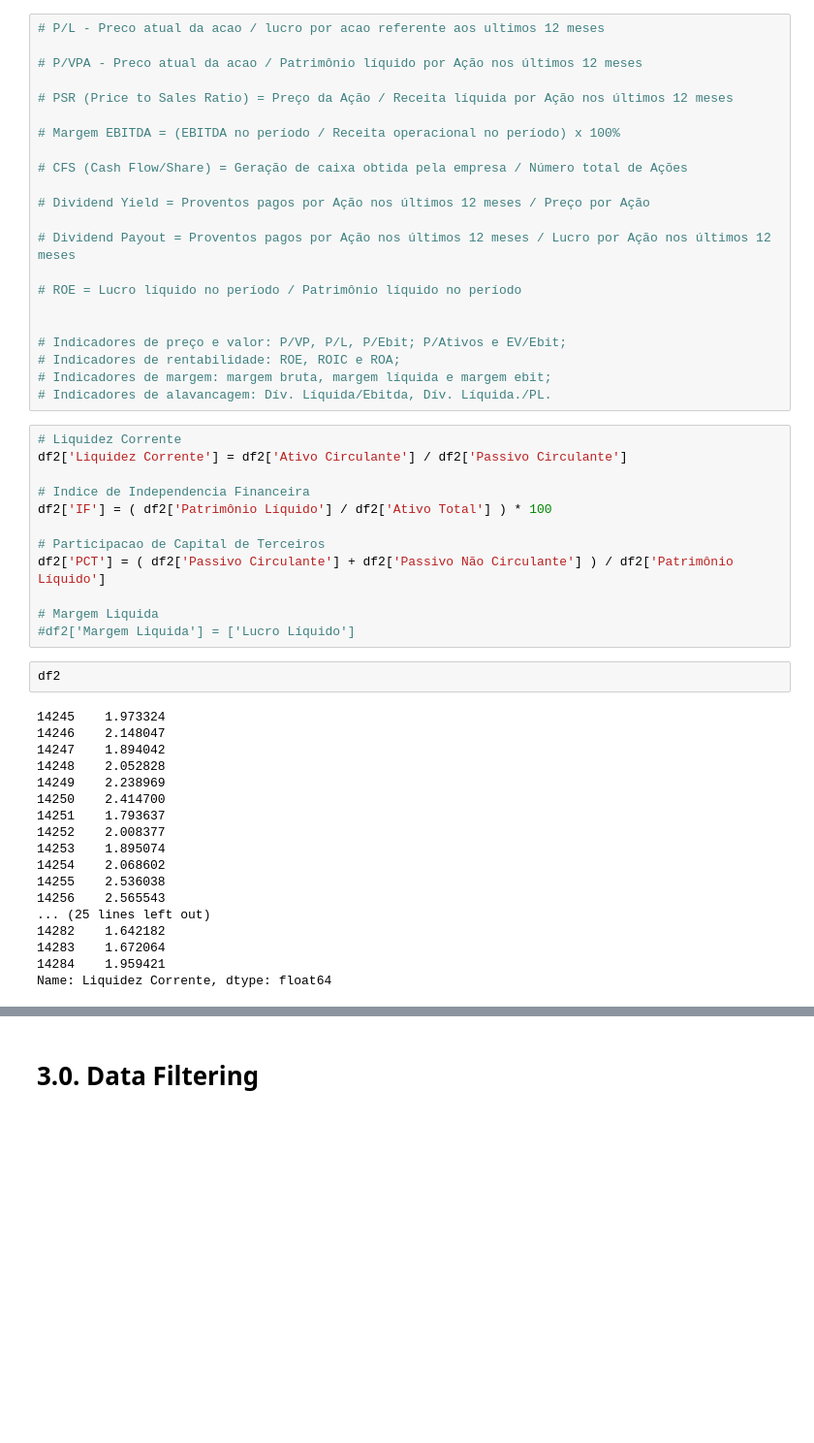
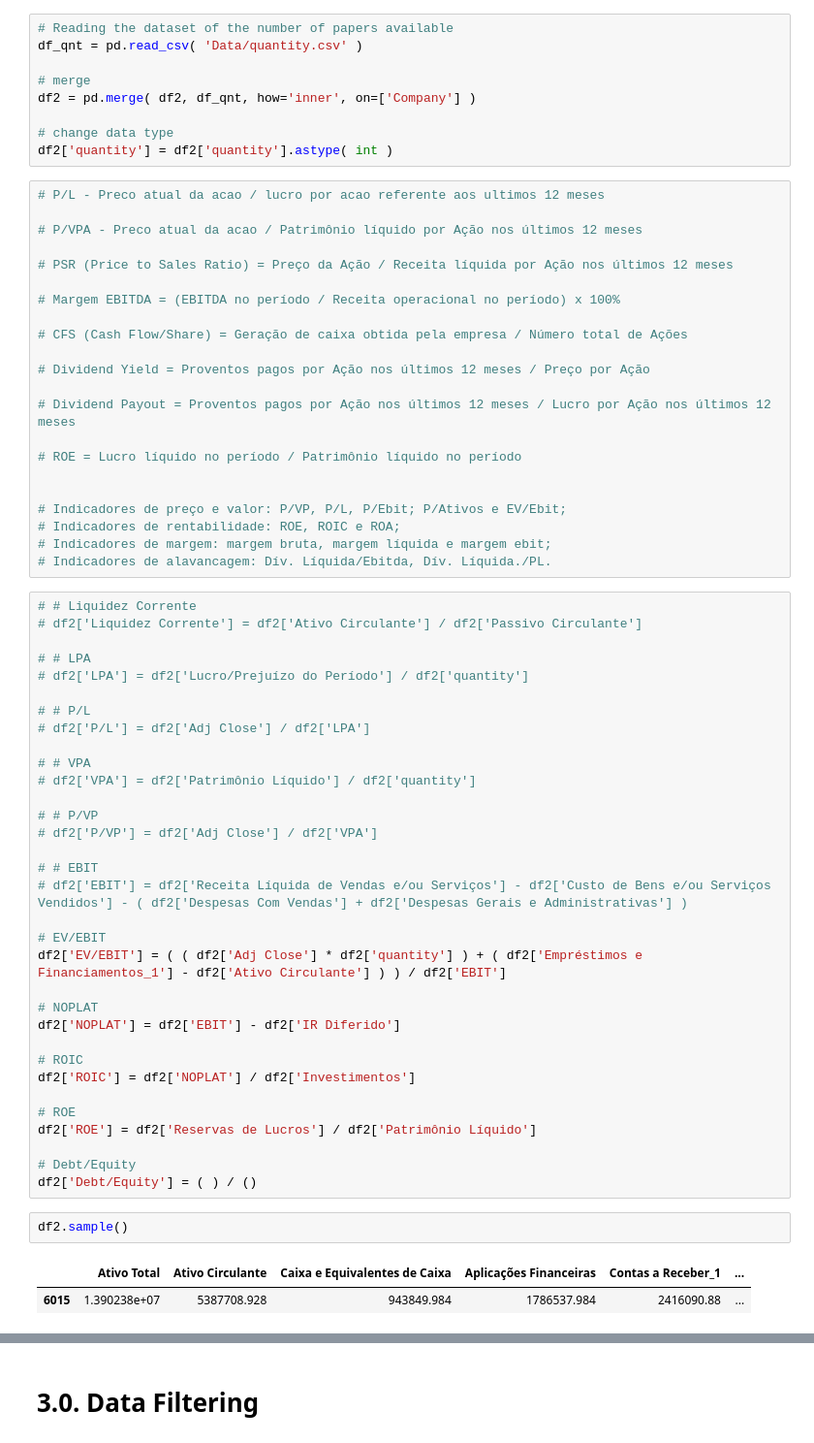
Before and after one commit to endhel/InvestBot, a Jupyter notebook: InvestBot.ipynb, the cells around one changed output, grey strips where cells are left out. Shown: that part at 97% size. Cells and saved outputs as stored; diff of their text form; blank space fills up the shorter version.

```diff
--- a/InvestBot.ipynb
+++ b/InvestBot.ipynb
@@ -580,6 +581,15 @@ list( df1.loc[df1['Adj Close'] == df1['Adj Close'].max(), 'Company'] )[0]
 # 2.0. Feature Engineering
 # %%
 df2 = df1.copy()
+# %%
+# Reading the dataset of the number of papers available
+df_qnt = pd.read_csv( 'Data/quantity.csv' )
+
+# merge
+df2 = pd.merge( df2, df_qnt, how='inner', on=['Company'] )
+
+# change data type
+df2['quantity'] = df2['quantity'].astype( int )
 # %%
 # P/L - Preco atual da acao / lucro por acao referente aos ultimos 12 meses
 
@@ -602,36 +612,42 @@ df2 = df1.copy()
 # Indicadores de rentabilidade: ROE, ROIC e ROA;
 # Indicadores de margem: margem bruta, margem líquida e margem ebit;
 # Indicadores de alavancagem: Dív. Líquida/Ebitda, Dív. Líquida./PL.
-# %%
-# Liquidez Corrente
-df2['Liquidez Corrente'] = df2['Ativo Circulante'] / df2['Passivo Circulante']
-
-# Indice de Independencia Financeira
-df2['IF'] = ( df2['Patrimônio Líquido'] / df2['Ativo Total'] ) * 100
-
-# Participacao de Capital de Terceiros
-df2['PCT'] = ( df2['Passivo Circulante'] + df2['Passivo Não Circulante'] ) / df2['Patrimônio Líquido']
-
-# Margem Liquida
-#df2['Margem Liquida'] = ['Lucro Líquido']
+# %%
+# # Liquidez Corrente
+# df2['Liquidez Corrente'] = df2['Ativo Circulante'] / df2['Passivo Circulante']
+
+# # LPA
+# df2['LPA'] = df2['Lucro/Prejuízo do Período'] / df2['quantity']
+
+# # P/L
+# df2['P/L'] = df2['Adj Close'] / df2['LPA']
+
+# # VPA
+# df2['VPA'] = df2['Patrimônio Líquido'] / df2['quantity']
+
+# # P/VP
+# df2['P/VP'] = df2['Adj Close'] / df2['VPA']
+
+# # EBIT
+# df2['EBIT'] = df2['Receita Líquida de Vendas e/ou Serviços'] - df2['Custo de Bens e/ou Serviços Vendidos'] - ( df2['Despesas Com Vendas'] + df2['Despesas Gerais e Administrativas'] )
+
+# EV/EBIT
+df2['EV/EBIT'] = ( ( df2['Adj Close'] * df2['quantity'] ) + ( df2['Empréstimos e Financiamentos_1'] - df2['Ativo Circulante'] ) ) / df2['EBIT']
+
+# NOPLAT
+df2['NOPLAT'] = df2['EBIT'] - df2['IR Diferido']
+
+# ROIC
+df2['ROIC'] = df2['NOPLAT'] / df2['Investimentos']
+
+# ROE
+df2['ROE'] = df2['Reservas de Lucros'] / df2['Patrimônio Líquido']
+
+# Debt/Equity
+df2['Debt/Equity'] = ( ) / ()
 # %%
-df2
+df2.sample()
 # %% [output]
-14245    1.973324
-14246    2.148047
-14247    1.894042
-14248    2.052828
-14249    2.238969
-14250    2.414700
-14251    1.793637
-14252    2.008377
-14253    1.895074
-14254    2.068602
-14255    2.536038
-14256    2.565543
-... (25 lines left out)
-14282    1.642182
-14283    1.672064
-14284    1.959421
-Name: Liquidez Corrente, dtype: float64
+|  | Ativo Total | Ativo Circulante | Caixa e Equivalentes de Caixa | Aplicações Financeiras | Contas a Receber_1 | ... |
+| 6015 | 1.390238e+07 | 5387708.928 | 943849.984 | 1786537.984 | 2416090.88 | ... |
 # %%
```
Also changed, not shown: parts of 4 cells of this notebook.
